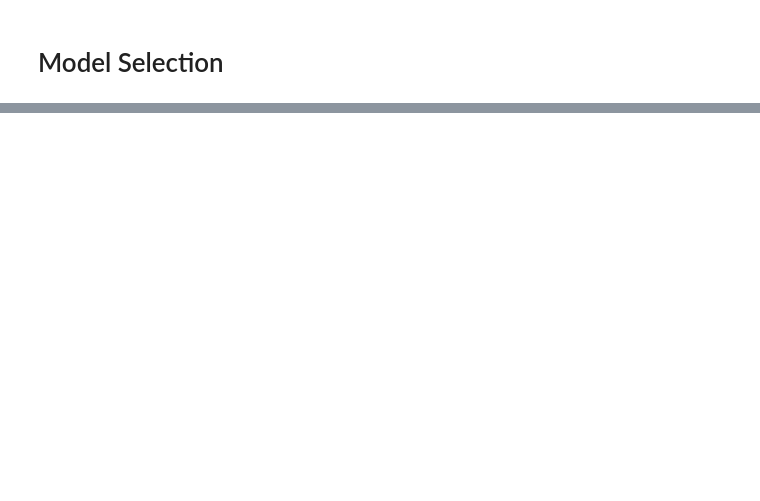
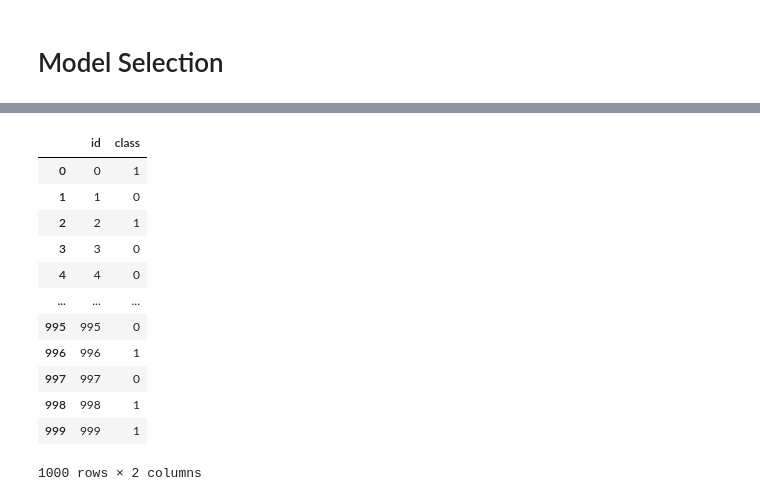
Before and after one commit to rainstyleXDD/Detecting-Machine-Generated-Text, a Jupyter notebook: BowClassifier.ipynb, the cells around one changed output, grey strips where cells are left out. Drawn from its saved outputs; the diff is of its cells as text; code cells hidden in the pictures; blank space fills up the shorter version.

```diff
--- a/BowClassifier.ipynb
+++ b/BowClassifier.ipynb
@@ -1584,0 +949,8 @@ rf = RandomForestClassifier()
+# %%
+model = LogisticRegression(class_weight='balanced')
+
+X_train_2_o, y_train_2_o = oversample.fit_resample(tfidf_matrix_train[d1_len:], y_train[d1_len:])
+X_train_o = sp.sparse.vstack((tfidf_matrix_train[:d1_len], X_train_2_o))
+y_train_o = np.append(y_train[:d1_len], y_train_2_o)
+
+model.fit(X_train_o, y_train_o)
@@ -1584,0 +966,23 @@ rf = RandomForestClassifier()
+# %%
+test = vectorizer.transform(test_set['text'].apply(lambda x: " ".join(map(str, x))))
+test = tfidf.transform(test)
+# %%
+prediction = model.predict(test)
+# %%
+test_set['class'] = prediction
+# %%
+test_set[['id', 'class']]
+# %% [output]
+|  | id | class |
+| 0 | 0 | 1 |
+| 1 | 1 | 0 |
+| 2 | 2 | 1 |
+| 3 | 3 | 0 |
+| 4 | 4 | 0 |
+| ... | ... | ... |
+| 995 | 995 | 0 |
+| 996 | 996 | 1 |
+| 997 | 997 | 0 |
+| 998 | 998 | 1 |
+| 999 | 999 | 1 |
+1000 rows × 2 columns
```
Also changed, not shown: parts of 121 cells of this notebook, 1 other file.
